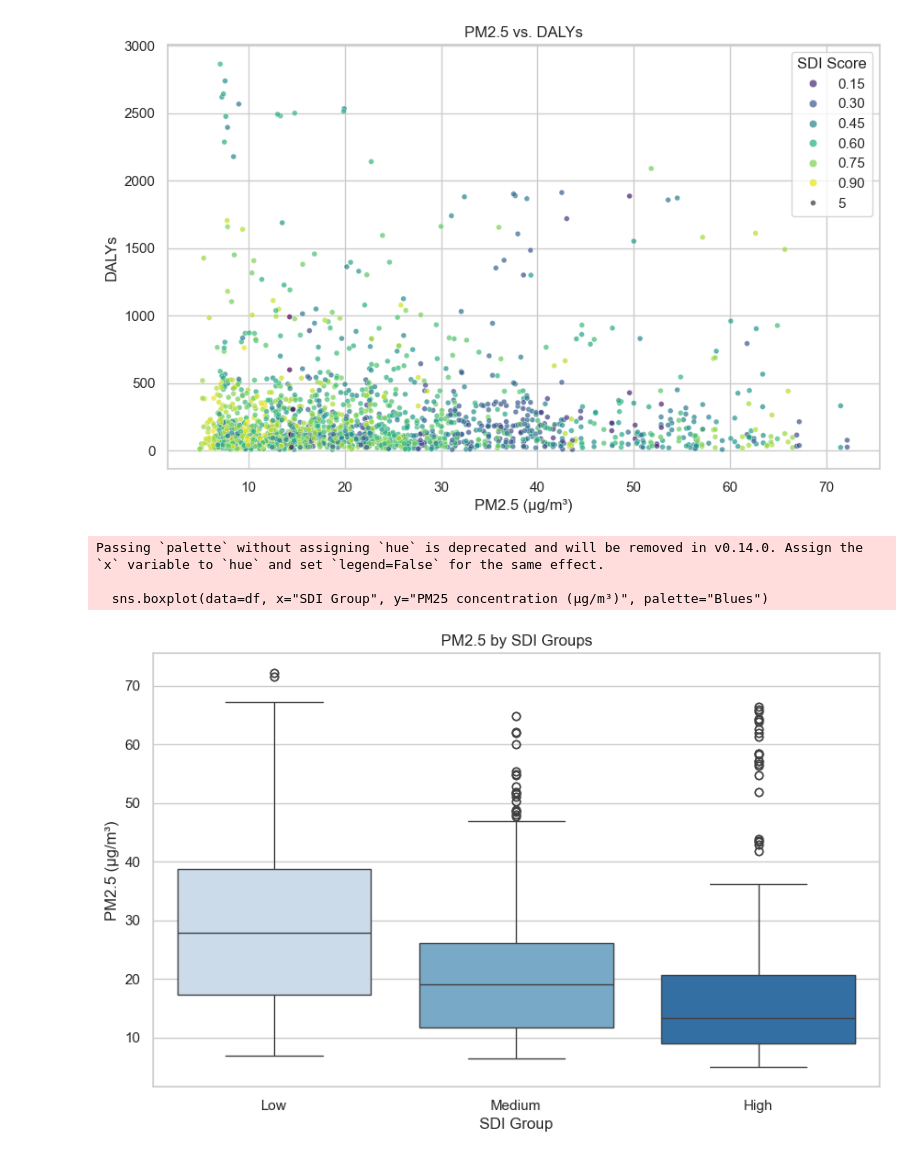
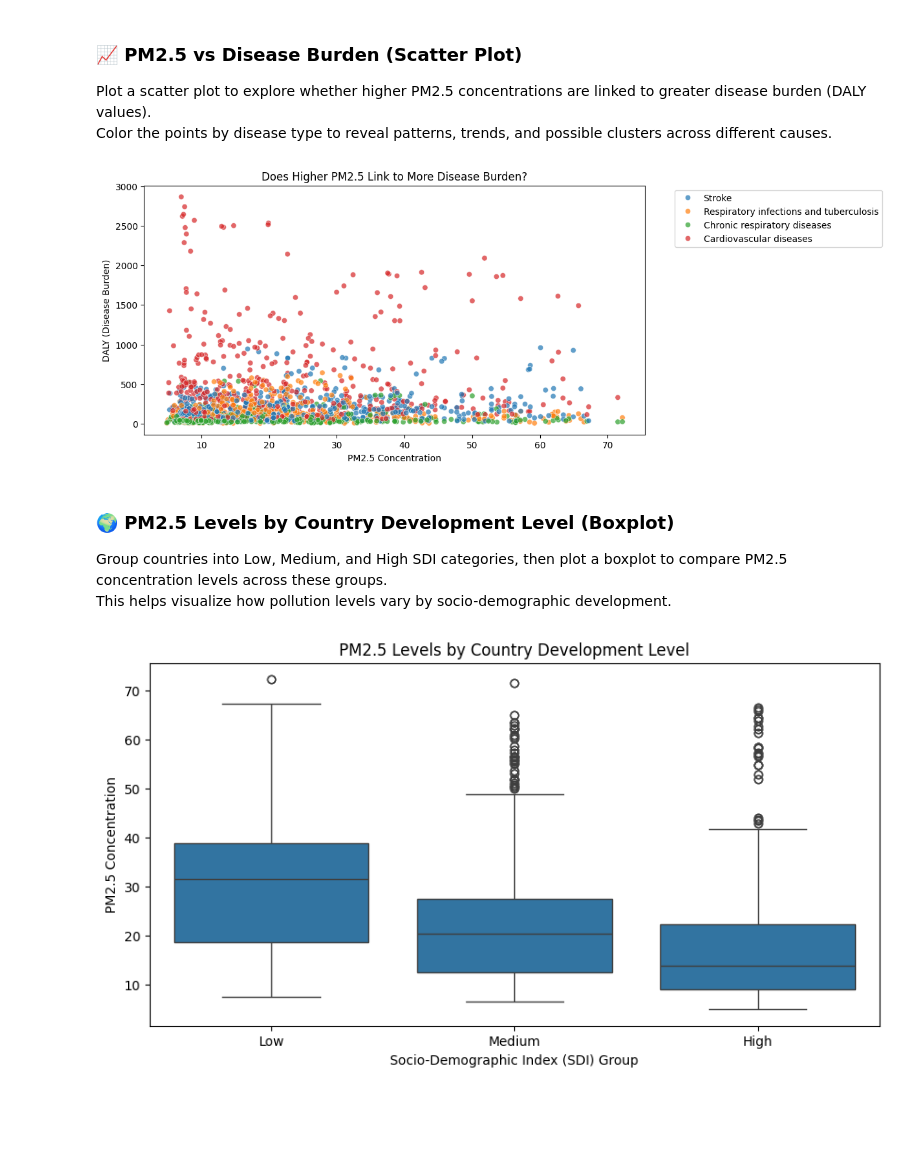
Before and after one commit to ibrahim-sisar/ET6-CDSP-group-09-repo, a Jupyter notebook: 3_data_exploration/eda_sdi_gbd_pm25.ipynb, the cells around one changed output. Saved outputs shown, nothing was run; the diff lists cells and outputs as text; code cells hidden in the pictures; blank space fills up the shorter version.

```diff
--- a/3_data_exploration/eda_sdi_gbd_pm25.ipynb
+++ b/3_data_exploration/eda_sdi_gbd_pm25.ipynb
@@ -8,4 +9,0 @@ from matplotlib.colors import LinearSegmentedColormap
-# %%
-# Set style
-sns.set(style="whitegrid")
-plt.rcParams["figure.figsize"] = (12, 8)
@@ -22,36 +69,43 @@ df.head()
+# %% [markdown]
+### 📈 PM2.5 vs Disease Burden (Scatter Plot)
+Plot a scatter plot to explore whether higher PM2.5 concentrations are linked to greater disease burden (DALY values).
+Color the points by disease type to reveal patterns, trends, and possible clusters across different causes.
 # %%
-
-    plt.figure(figsize=(10, 6))
-    sns.scatterplot(data=df,
-                   x='PM25 concentration (µg/m³)',
-                   y='DALY Val',
-                   hue='SDI_mean_value',
-                   palette='viridis',
-                   size=5,  # Fixed size
-                   alpha=0.7)
-
-    plt.title('PM2.5 vs. DALYs')
-    plt.xlabel('PM2.5 (µg/m³)')
-    plt.ylabel('DALYs')
-    plt.legend(title='SDI Score')
-    plt.show()
+plt.figure(figsize=(10, 5))
+sns.scatterplot(
+    data=df,
+    x="PM25 concentration (µg/m³)",
+    y="DALY Val",
+    hue="cause",  # Colors by disease type
+    alpha=0.7,
+)
+plt.title("Does Higher PM2.5 Link to More Disease Burden?")
+plt.xlabel("PM2.5 Concentration")
+plt.ylabel("DALY (Disease Burden)")
+plt.legend(bbox_to_anchor=(1.05, 1), loc="upper left")  # Move legend outside
+plt.show()
 # %% [output]
-[figure, old version]
+[figure, new version]
+# %% [markdown]
+### 🌍 PM2.5 Levels by Country Development Level (Boxplot)
+Group countries into Low, Medium, and High SDI categories, then plot a boxplot to compare PM2.5 concentration levels across these groups.
+This helps visualize how pollution levels vary by socio-demographic development.
 # %%
 
-    df["SDI Group"] = pd.qcut(
-        df["SDI_mean_value"], 3, labels=["Low", "Medium", "High"]
-    )
+df["SDI_Group"] = pd.cut(
+    df["SDI_mean_value"], bins=[0, 0.45, 0.7, 1], labels=["Low", "Medium", "High"]
+)
 
-    plt.figure(figsize=(10, 6))
-    sns.boxplot(data=df, x="SDI Group", y="PM25 concentration (µg/m³)", palette="Blues")
-
-    plt.title("PM2.5 by SDI Groups")
-    plt.xlabel("SDI Group")
-    plt.ylabel("PM2.5 (µg/m³)")
-    plt.show()
+plt.figure(figsize=(10, 5))
+sns.boxplot(
+    data=df,
+    x="SDI_Group",
+    y="PM25 concentration (µg/m³)",
+    order=["Low", "Medium", "High"],
+)
+plt.title("PM2.5 Levels by Country Development Level")
+plt.xlabel("Socio-Demographic Index (SDI) Group")
+plt.ylabel("PM2.5 Concentration")
+plt.show()
 # %% [output]
-Passing `palette` without assigning `hue` is deprecated and will be removed in v0.14.0. Assign the `x` variable to `hue` and set `legend=False` for the same effect.
-
-  sns.boxplot(data=df, x="SDI Group", y="PM25 concentration (µg/m³)", palette="Blues")
-[figure, old version]
+[figure, new version]
```
Also changed, not shown: parts of 19 cells of this notebook, 3 other files.
